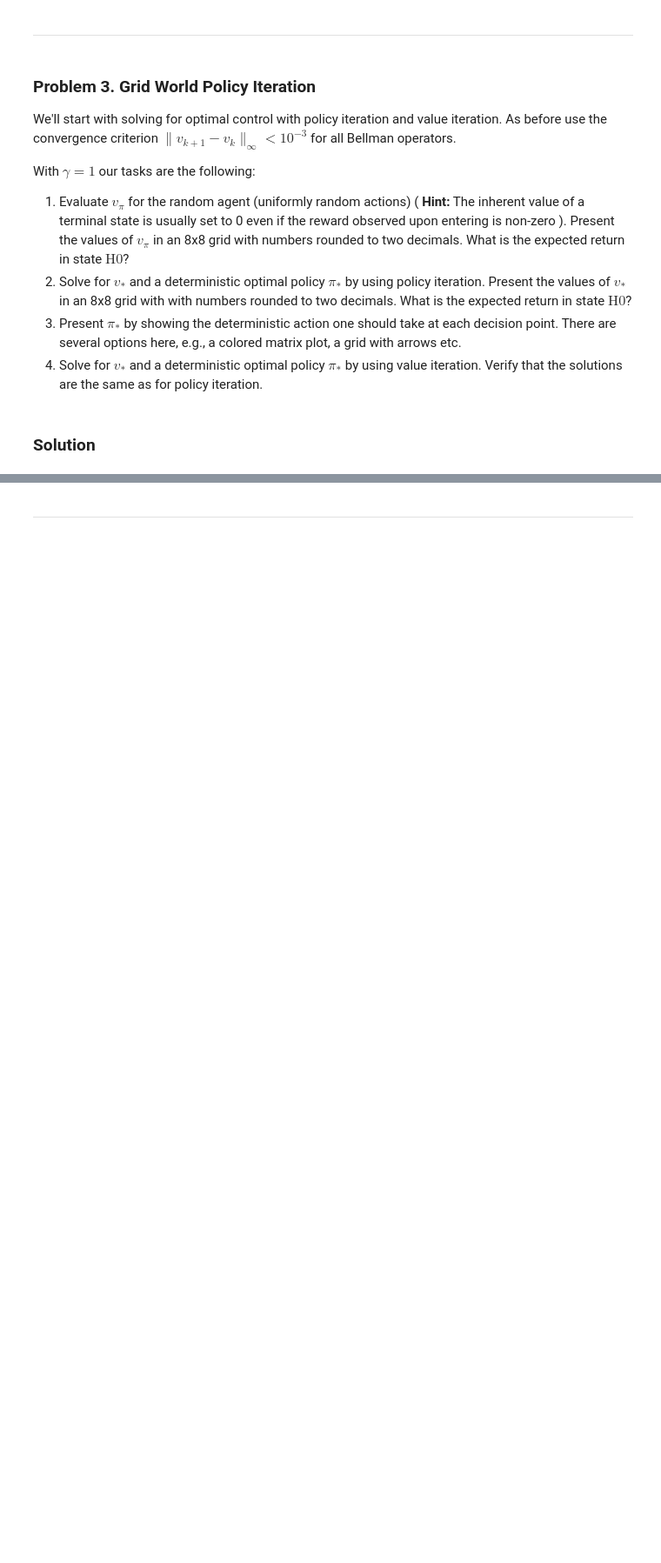
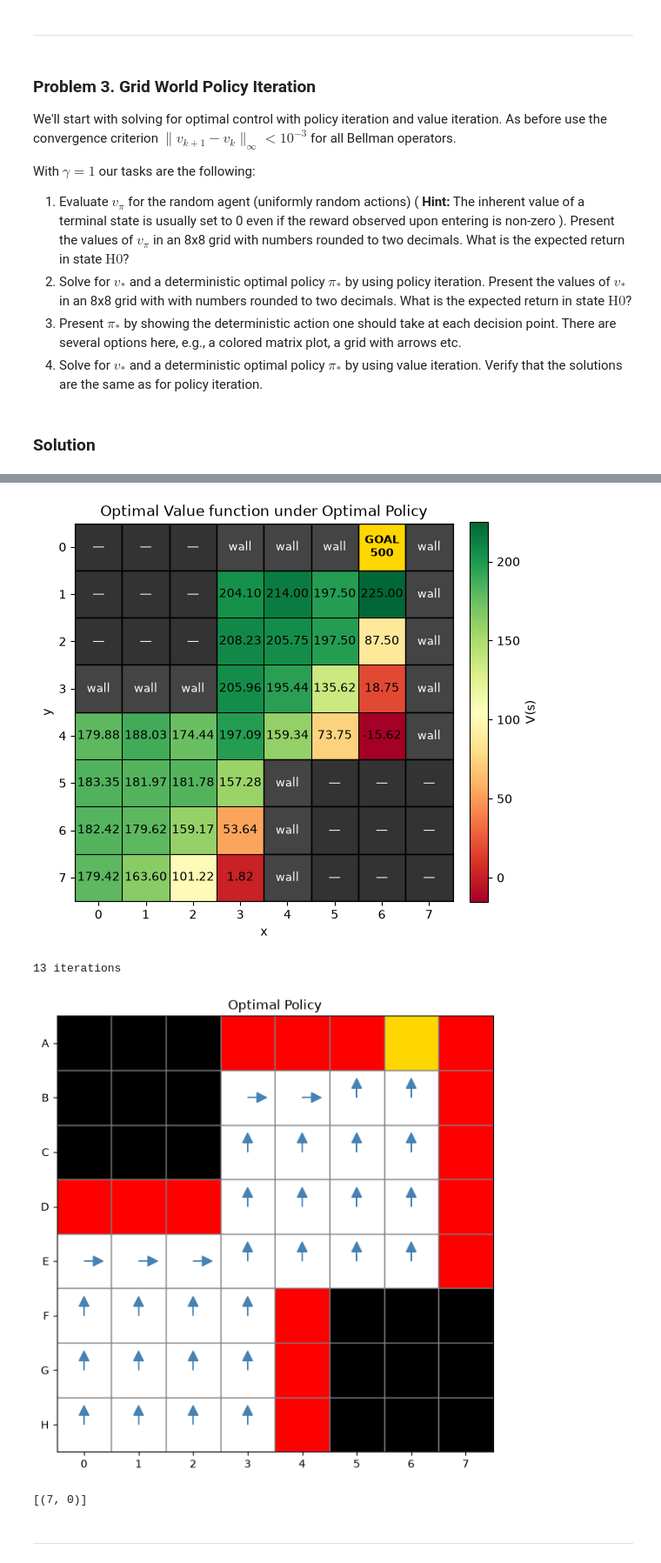
Before and after one commit to kallefrisk/Schoolwork, a Jupyter notebook: Python/ReinforcementLearning/4ma903_lab2.ipynb, the cells around one changed output, grey strips where cells are left out. Shown at 87% size. Saved outputs shown, nothing was run; the diff lists cells and outputs as text; code cells hidden in the pictures; blank space fills up the shorter version.

```diff
--- a/Python/ReinforcementLearning/4ma903_lab2.ipynb
+++ b/Python/ReinforcementLearning/4ma903_lab2.ipynb
@@ -663,3 +938,19 @@ plot_value_grid(value_grid, grid, title="Value function (uniform N/E policy)", a
+# %%
+rewards, terminal, nan = init_grid()
+value_grid = rewards.copy()
+
+V, _ = grid_value_iteration(P=P, rewards=value_grid, moves=moves, gamma=gamma, terminal_mask=terminal, wall_mask=nan)
+
+plot_value_grid(V, rewards, title="Optimal Value function under Optimal Policy", annot_fmt="{:.2f}")
+print(f"{_} iterations")
+
+policy_star, actions_star = grid_policy_improvement(V, P, rewards, moves, gamma, terminal, nan)
+plot_policy(actions_star, rewards, terminal, nan)
+# %% [output]
+[figure, added]
+13 iterations
+[figure, added]
+[(7, 0)]
 # %% [markdown]
 ___
 # %% [markdown]
```
Also changed, not shown: parts of 9 cells of this notebook.
